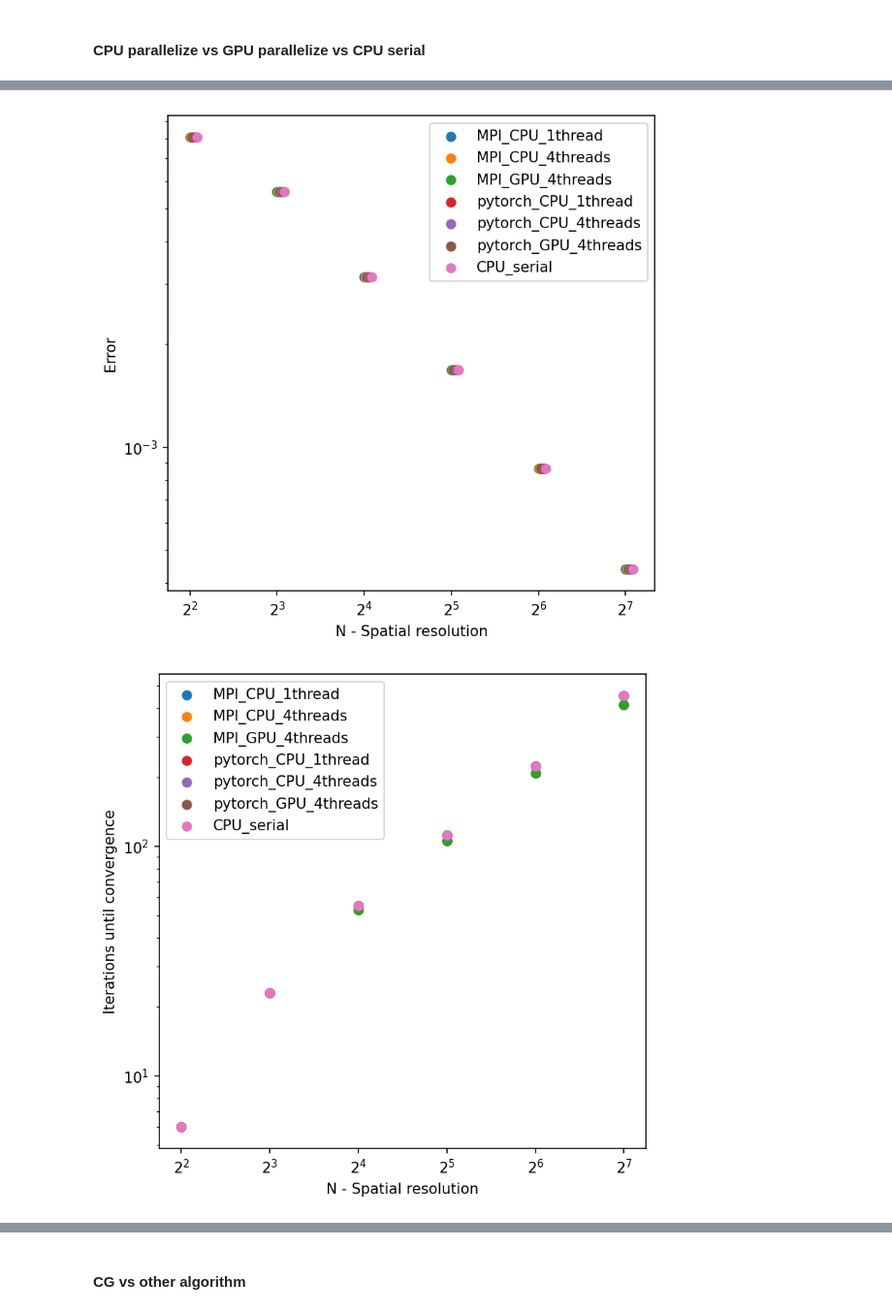
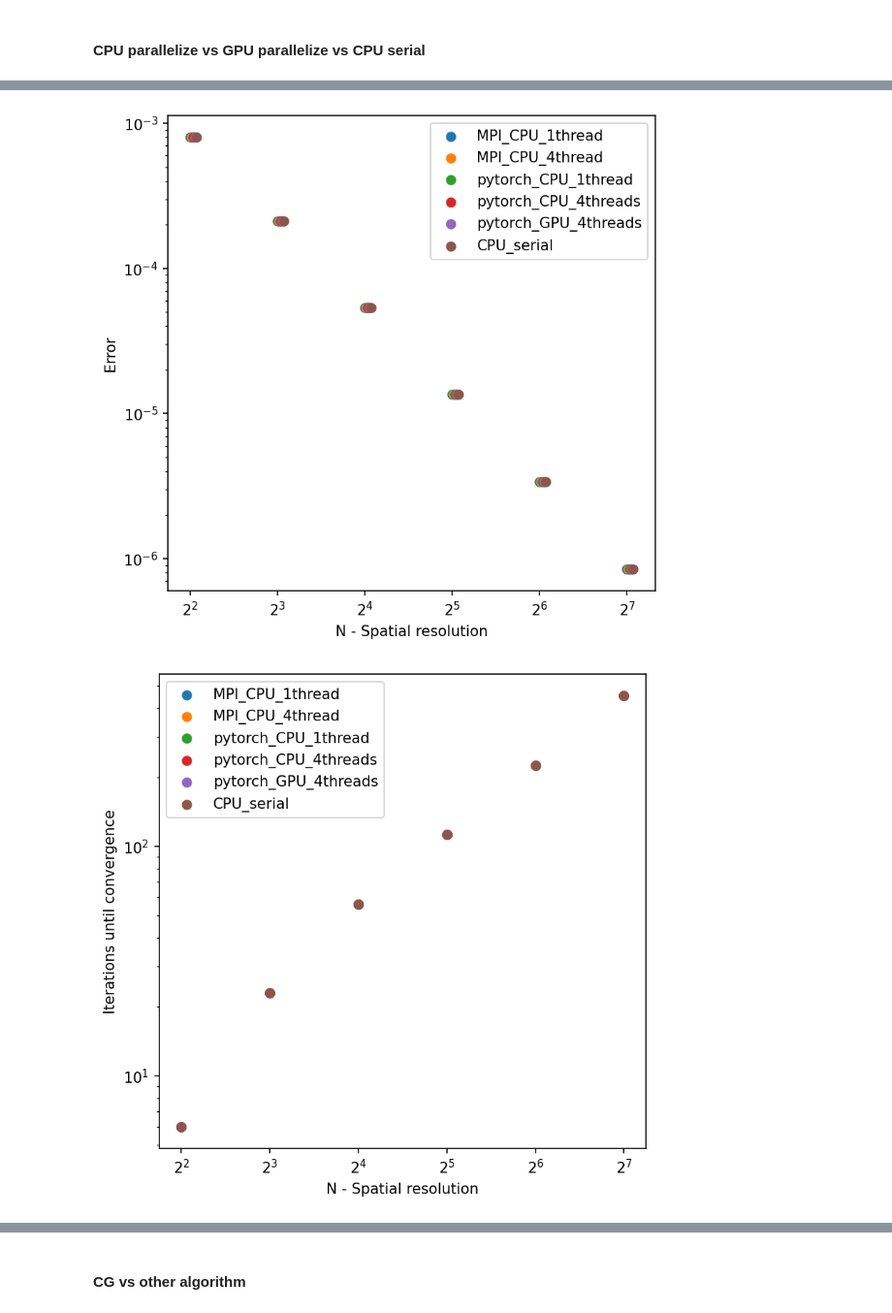
Before and after one commit to hsinfan1996/CGPoisson, a Jupyter notebook: demo_pytorch.ipynb, the cells around one changed output, grey strips where cells are left out. Shown at 97% size. Drawn from its saved outputs; the diff is of its cells as text; code cells hidden in the pictures.

```diff
--- a/demo_pytorch.ipynb
+++ b/demo_pytorch.ipynb
@@ -209,7 +209,9 @@ iters_all = []
 wall_time_all = []
 
 for scheme in schemes:
-    for device in ['cpu_1thread','cpu', 'cuda']:
+    if scheme == 'CG-MPI': devices = ['cpu_1thread','cpu']
+    else: devices = ['cpu_1thread','cpu', 'cuda']
+    for device in devices:
         print(scheme, device)
         error = []
         iters = []
@@ -229,10 +231,10 @@ for scheme in schemes:
             t2 = time.time()
 
             error.append(np.abs(poisson.u[1:-1, 1:-1] - ref).sum() / N ** 2)
-            print(error)
+
             iters.append(poisson.steps)
             wall_time.append(t2 - t1)
-
+        print(error)
         error_all.append(error)
         iters_all.append(iters)
         wall_time_all.append(wall_time)
@@ -258,7 +260,7 @@ CUDA blocks set to: 128, threads set to: 64
 fig1, axes1 = plt.subplots(figsize=(6, 6), dpi=150)
 fig2, axes2 = plt.subplots(figsize=(6, 6), dpi=150)
 fig3, axes3 = plt.subplots(figsize=(6, 6), dpi=150)
-para = [ 'MPI_CPU_1thread','MPI_CPU_4threads','MPI_GPU_4threads', 'pytorch_CPU_1thread', 'pytorch_CPU_4threads','pytorch_GPU_4threads']
+para = [ 'MPI_CPU_1thread','MPI_CPU_4threads', 'pytorch_CPU_1thread', 'pytorch_CPU_4threads','pytorch_GPU_4threads']
 for i, err in enumerate(error_all):
     fig1.gca().scatter(resolution[1:], err[1:], label=para[i], s = 5)
     fig1.gca().set_yscale("log", base=10)
@@ -307,9 +309,9 @@ wall_time_all = []
 
 for scheme in schemes:
     if scheme == 'CG' or scheme == 'CG-MPI':
-        print(scheme)
-        for device in ['cpu_1thread','cpu', 'cuda']:
-            print(device)
+        if scheme == 'CG': devices= ['cpu_1thread','cpu', 'cuda']
+        else: devices = ['cpu_1thread','cpu']
+        for device in devices:
             error = []
             iters = []
             wall_time = []
@@ -336,12 +338,11 @@ for scheme in schemes:
             iters_all.append(iters)
             wall_time_all.append(wall_time)
     else:
-        print('test')
         error = []
         iters = []
         wall_time = []
         for N in resolution:
-            poisson = Poisson2D(N=N)
+            poisson = Poisson2D(N=N, device = 'cpu')
             x = poisson.x
             ref = ref_func(x[None, :], x[:, None])
             BC = np.zeros((N+2, N+2))
@@ -380,7 +381,7 @@ Number of threads set to: 4
 fig1, axes1 = plt.subplots(figsize=(6, 6), dpi=150)
 fig2, axes2 = plt.subplots(figsize=(6, 6), dpi=150)
 fig3, axes3 = plt.subplots(figsize=(6, 6), dpi=150)
-para = [ 'MPI_CPU_1thread','MPI_CPU_4threads','MPI_GPU_4threads', 'pytorch_CPU_1thread', 'pytorch_CPU_4threads','pytorch_GPU_4threads', 'CPU_serial']
+para = [ 'MPI_CPU_1thread', 'MPI_CPU_4thread', 'pytorch_CPU_1thread', 'pytorch_CPU_4threads','pytorch_GPU_4threads', 'CPU_serial']
 for i, err in enumerate(error_all):
     fig1.gca().scatter(np.array(resolution)*(1+0.01*i), err, label=para[i])
     fig1.gca().set_yscale("log", base=10)
@@ -390,32 +391,32 @@ for i, err in enumerate(error_all):
 
 for i, iter in enumerate(iters_all):
     fig2.gca().scatter(resolution, iter, label=para[i])
     fig2.gca().set_yscale("log", base=10)
     fig2.gca().set_xscale("log", base=2)
     fig2.gca().set_xlabel("N - Spatial resolution")
     fig2.gca().set_ylabel("Iterations until convergence")
 
 for i, _wall_time in enumerate(wall_time_all):
     axes3.scatter(resolution, _wall_time, label=para[i])
     axes3.set_yscale("log", base=10)
     axes3.set_xscale("log", base=2)
     axes3.set_xlabel("N - Spatial resolution")
     axes3.set_ylabel("Wall time required for convergence")
     # 擬合曲線
 
 
 
 res = np.linspace(resolution[0], resolution[-1], 1000)
 #fig1.gca().plot(res, res**(-2), label=r"$f(x) \propto x^{-2}$", c='C3')
 # fig1.gca().plot(res, 5e-2*res**(-1), label=r"$f(x) \propto x^{-1}$", c='C4')
 # fig2.gca().plot(res, 3*res**(1.9), label=r"$f(x) \propto x^{1.9}$", c='C3')
 # fig2.gca().plot(res, 0.48*res**(2), label=r"$f(x) \propto x^{2}$", c='C4')
 # fig3.gca().plot(res, 1e-6*res**(4), label=r"$f(x) \propto x^{4}$", c='C3')
 fig1.gca().legend()
 fig2.gca().legend()
 fig3.gca().legend()
 
 plt.show()
 # %% [output]
-[figure, old version]
+[figure, new version]
-[figure, old version]
+[figure, new version]
```
Also changed, not shown: parts of 8 cells of this notebook.
